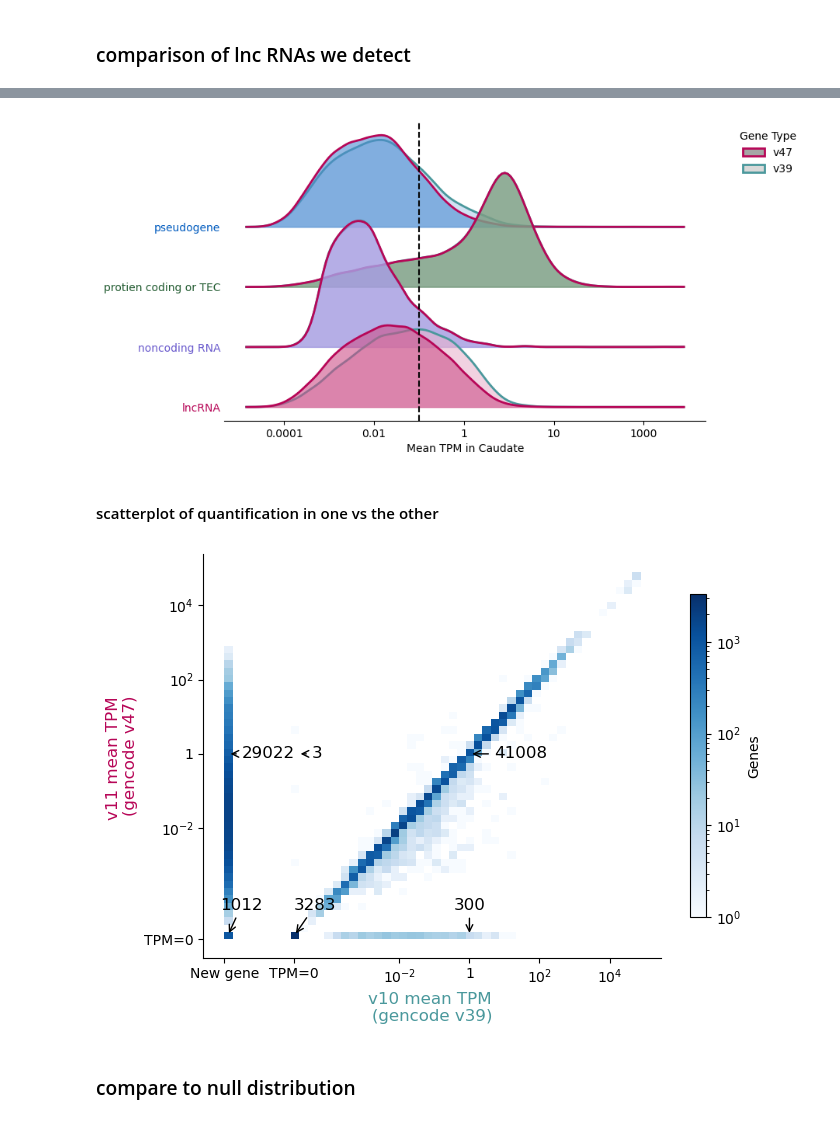
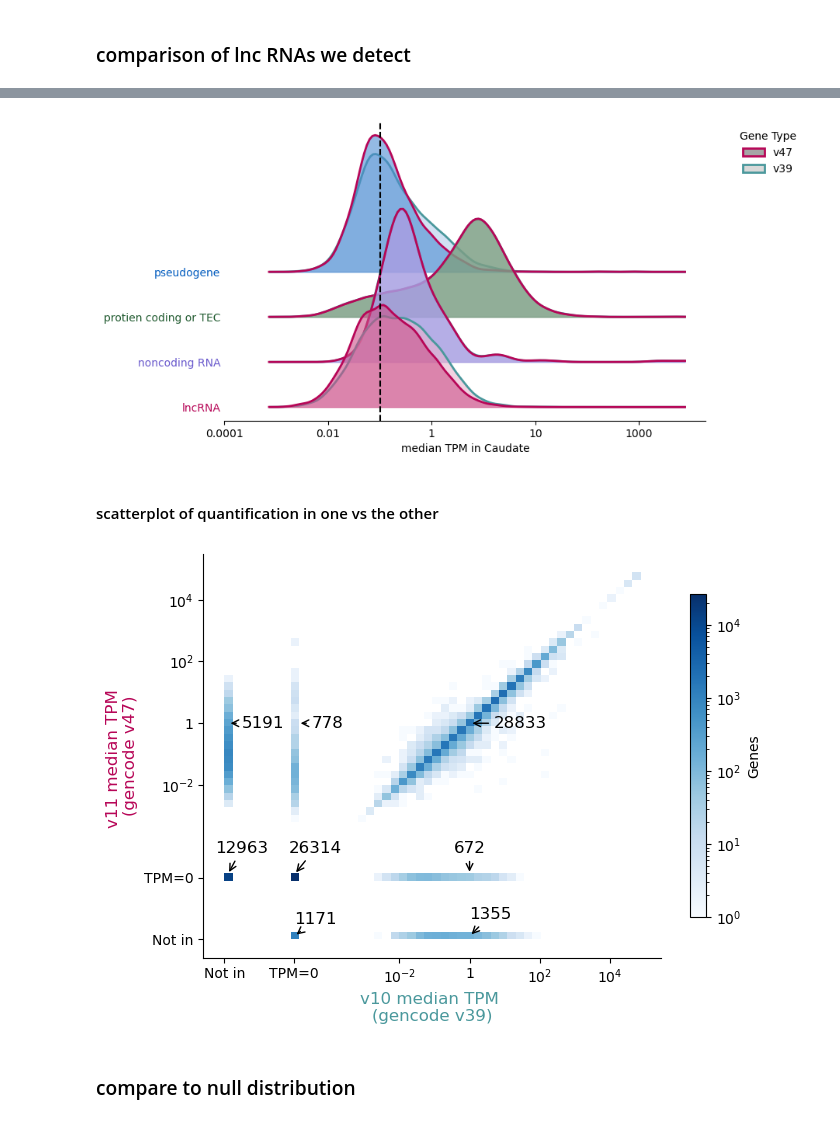
Before and after one commit to danielnachun/gtex-gencode47, a Jupyter notebook: notebooks/analyze_lncrna_quantification.ipynb, the cells around one changed output, grey strips where cells are left out. Drawn from its saved outputs; the diff is of its cells as text; code cells hidden in the pictures.

```diff
--- a/notebooks/analyze_lncrna_quantification.ipynb
+++ b/notebooks/analyze_lncrna_quantification.ipynb
@@ -292,15 +465,14 @@ Text(0.15000000000000002, 2499.525, 'quantified')
 # %%
 # get v11 data
-v11_mean_tpm = pd.DataFrame({'gene_id':tpm_v11['Name'], 'tpm':tpm_v11[v11_sample_ids].mean(axis=1)})
-v11_mean_tpm = pd.merge(left=v11_mean_tpm, right=gencode_v47[['gene_id', 'gene_type_grouped']], on='gene_id', how='left')
-
+v11_median_tpm = pd.DataFrame({'tpm':tpm_v11[v11_sample_ids].median(axis=1)}).reset_index()
+v11_median_tpm = pd.merge(left=v11_median_tpm, right=gencode_v47[['gene_id_stable', 'gene_type_grouped']], on='gene_id_stable', how='left')
 # get a list of the new lncRNAs
-new_lncrnas = gencode_v47[gencode_v47['gene_type_grouped']=='lncRNA']['gene_id']
-new_lncrnas = new_lncrnas[~new_lncrnas.isin(gencode_v39['gene_id'])]
+new_lncrnas = gencode_v47[gencode_v47['gene_type_grouped']=='lncRNA']['gene_id_stable']
+new_lncrnas = new_lncrnas[~new_lncrnas.isin(gencode_v39['gene_id_stable'])]
 
 # add info about new lncRNAs
-v11_mean_tpm['new_highlight_gene_type'] = np.where(v11_mean_tpm['gene_id'].isin(new_lncrnas), 'new_lncRNA', v11_mean_tpm['gene_type_grouped'])
-v11_mean_tpm['quantified'] = v11_mean_tpm['tpm']>tpm_cutoff
+v11_median_tpm['new_highlight_gene_type'] = np.where(v11_median_tpm['gene_id_stable'].isin(new_lncrnas), 'new_lncRNA', v11_median_tpm['gene_type_grouped'])
+v11_median_tpm['quantified'] = v11_median_tpm['tpm']>tpm_cutoff
 # %%
 # v11 distribution
 fig, ax = plt.subplots(figsize=(8,5))
@@ -441,7 +615,7 @@ ax = ridgeline([np.log10(tpm) for tpm in ridgeline_grouped_v10['tpm'].values], o
 ridgeline([np.log10(tpm) for tpm in ridgeline_grouped_v11['tpm'].values], overlap=.75, fill='y', use_labels=True, labels=pretty_ylabels, colors=gene_type_colors, ax=ax, zorder=.5,  edgecolor='#b70657')
 
 ax.axvline(np.log10(tpm_cutoff), color='k', linestyle='--', zorder=10)
-ax.set_xlabel('Mean TPM in Caudate')
+ax.set_xlabel('median TPM in Caudate')
 
 ax.set_xticks([-4, -2, 0, 2, 4], labels=['0.0001', '0.01', '1', '10', '1000'])
 
@@ -459,57 +633,65 @@ for tick, color in zip(ax.yaxis.get_major_ticks(), [gene_type_pal[gene_type] for
 
 plt.show()
 # %% [output]
-[figure, old version]
+[figure, new version]
 # %% [markdown]
 #### scatterplot of quantification in one vs the other
 # %%
-mean_tpm_combined = pd.merge(left=v10_mean_tpm, right=v11_mean_tpm, on='gene_id', suffixes=['_v10', '_v11'], how='right')
+median_tpm_combined = pd.merge(left=v10_median_tpm, right=v11_median_tpm, on='gene_id_stable', suffixes=['_v10', '_v11'], how='outer')
 # fill with 1e-10 for ones that don't exist
-mean_tpm_combined[['tpm_v10', 'tpm_v11']] = mean_tpm_combined[['tpm_v10', 'tpm_v11']].fillna(1e-7)
+median_tpm_combined[['tpm_v10', 'tpm_v11']] = median_tpm_combined[['tpm_v10', 'tpm_v11']].fillna(1e-7)
 # fill with 1e-5 for ones that exist but weren't found
-mean_tpm_combined[['tpm_v10', 'tpm_v11']] = mean_tpm_combined[['tpm_v10', 'tpm_v11']].replace(0, 1e-5)
+median_tpm_combined[['tpm_v10', 'tpm_v11']] = median_tpm_combined[['tpm_v10', 'tpm_v11']].replace(0, 1e-5)
 # %%
 fig, ax = plt.subplots(figsize=(7,5))
-sns.histplot(mean_tpm_combined, x='tpm_v10', y='tpm_v11', bins=50, norm=LogNorm(), vmin=None, vmax=None, cbar=True, log_scale=True, cmap=sns.color_palette("Blues", as_cmap=True), ax=ax, cbar_kws={'shrink':.8, 'label':'Genes'})
+sns.histplot(median_tpm_combined, x='tpm_v10', y='tpm_v11', bins=50, norm=LogNorm(), vmin=None, vmax=None, cbar=True, log_scale=True, cmap=sns.color_palette("Blues", as_cmap=True), ax=ax, cbar_kws={'shrink':.8, 'label':'Genes'})
 
-ax.set_xlabel('v10 mean TPM \n(gencode v39)', color='#4a989c', fontsize=12)
-ax.set_ylabel('v11 mean TPM \n(gencode v47)', color='#b70657', fontsize=12)
+ax.set_xlabel('v10 median TPM \n(gencode v39)', color='#4a989c', fontsize=12)
+ax.set_ylabel('v11 median TPM \n(gencode v47)', color='#b70657', fontsize=12)
 
-ax.set_xticks([1e-7, 1e-5, 1e-2, 1, 1e2, 1e4], labels=['New gene', 'TPM=0', r'$10^{-2}$', 1, r'$10^{2}$', r'$10^{4}$'])
-ax.set_yticks([1e-5, 1e-2, 1, 1e2, 1e4], labels=['TPM=0', r'$10^{-2}$', 1, r'$10^{2}$', r'$10^{4}$'])
+ax.set_xticks([1e-7, 1e-5, 1e-2, 1, 1e2, 1e4], labels=['Not in', 'TPM=0', r'$10^{-2}$', 1, r'$10^{2}$', r'$10^{4}$'])
+ax.set_yticks([1e-7, 1e-5, 1e-2, 1, 1e2, 1e4], labels=['Not in', 'TPM=0', r'$10^{-2}$', 1, r'$10^{2}$', r'$10^{4}$'])
 
 ax.spines[['top', 'right']].set_visible(False)
 
 # add labels to the number of things in each group
-ax.annotate(len(mean_tpm_combined[(mean_tpm_combined['tpm_v10']==1e-7)&(mean_tpm_combined['tpm_v11']==1e-5)]), xy=(10**(-6.9),10**(-4.9)), xytext=(10**(-6.5), 10**(-4.2)),
+ax.annotate(len(median_tpm_combined[(median_tpm_combined['tpm_v10']==1e-7)&(median_tpm_combined['tpm_v11']==1e-5)]), xy=(10**(-6.9),10**(-4.9)), xytext=(10**(-6.5), 10**(-4.2)),
              arrowprops=dict(facecolor='grey', arrowstyle='->'),
              fontsize=12, horizontalalignment='center')
 
-ax.annotate(len(mean_tpm_combined[(mean_tpm_combined['tpm_v10']==1e-5)&(mean_tpm_combined['tpm_v11']==1e-5)]), xy=(10**(-5),10**(-4.9)), xytext=(10**(-4.4), 10**(-4.2)),
+ax.annotate(len(median_tpm_combined[(median_tpm_combined['tpm_v10']==1e-5)&(median_tpm_combined['tpm_v11']==1e-5)]), xy=(10**(-5),10**(-4.9)), xytext=(10**(-4.4), 10**(-4.2)),
+             arrowprops=dict(facecolor='grey', arrowstyle='->'),
+             fontsize=12, horizontalalignment='center')
+
+ax.annotate(len(median_tpm_combined[(median_tpm_combined['tpm_v10']==1e-5)&(median_tpm_combined['tpm_v11']==1e-7)]), xy=(10**(-5),10**(-6.9)), xytext=(10**(-4.4), 10**(-6.5)),
              arrowprops=dict(facecolor='grey', arrowstyle='->'),
              fontsize=12, horizontalalignment='center')
 
 
-ax.annotate(len(mean_tpm_combined[(mean_tpm_combined['tpm_v10']>1e-5)&(mean_tpm_combined['tpm_v11']==1e-5)]), xy=(1,10**(-4.9)), xytext=(1, 10**(-4.2)),
+ax.annotate(len(median_tpm_combined[(median_tpm_combined['tpm_v10']>1e-5)&(median_tpm_combined['tpm_v11']==1e-5)]), xy=(1,10**(-4.9)), xytext=(1, 10**(-4.2)),
              arrowprops=dict(facecolor='grey', arrowstyle='->'),
              fontsize=12, horizontalalignment='center')
 
-ax.annotate(len(mean_tpm_combined[(mean_tpm_combined['tpm_v10']==1e-7)&(mean_tpm_combined['tpm_v11']>1e-5)]), xy=(10**(-6.9),1), xytext=(10**(-6.5),1),
+ax.annotate(len(median_tpm_combined[(median_tpm_combined['tpm_v10']==1e-7)&(median_tpm_combined['tpm_v11']>1e-5)]), xy=(10**(-6.9),1), xytext=(10**(-6.5),1),
              arrowprops=dict(facecolor='grey', arrowstyle='->'),
              fontsize=12, verticalalignment='center')
 
-ax.annotate(len(mean_tpm_combined[(mean_tpm_combined['tpm_v10']==1e-5)&(mean_tpm_combined['tpm_v11']>1e-5)]), xy=(10**(-4.9),1), xytext=(10**(-4.5),1),
+ax.annotate(len(median_tpm_combined[(median_tpm_combined['tpm_v10']==1e-5)&(median_tpm_combined['tpm_v11']>1e-5)]), xy=(10**(-4.9),1), xytext=(10**(-4.5),1),
              arrowprops=dict(facecolor='grey', arrowstyle='->'),
              fontsize=12, verticalalignment='center')
 
-ax.annotate(len(mean_tpm_combined[(mean_tpm_combined['tpm_v10']>1e-5)&(mean_tpm_combined['tpm_v11']>1e-5)]), xy=(1,1), xytext=(5,1),
+ax.annotate(len(median_tpm_combined[(median_tpm_combined['tpm_v10']>1e-5)&(median_tpm_combined['tpm_v11']==1e-7)]), xy=(1, 10**(-6.9)), xytext=(1, 10**(-6.2)),
+             arrowprops=dict(facecolor='grey', arrowstyle='->'),
+             fontsize=12, verticalalignment='center')
+
+ax.annotate(len(median_tpm_combined[(median_tpm_combined['tpm_v10']>1e-5)&(median_tpm_combined['tpm_v11']>1e-5)]), xy=(1,1), xytext=(5,1),
              arrowprops=dict(facecolor='grey', arrowstyle='->'),
              fontsize=12, verticalalignment='center')
 
 
 fig.tight_layout()
 # %% [output]
-[figure, old version]
+[figure, new version]
 # %% [markdown]
 ### compare to null distribution
 # %%
```
Also changed, not shown: parts of 57 cells of this notebook, 11 other files.
